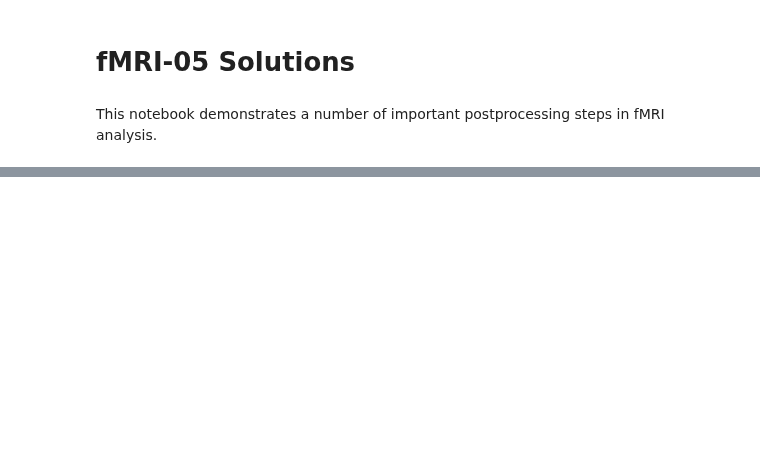
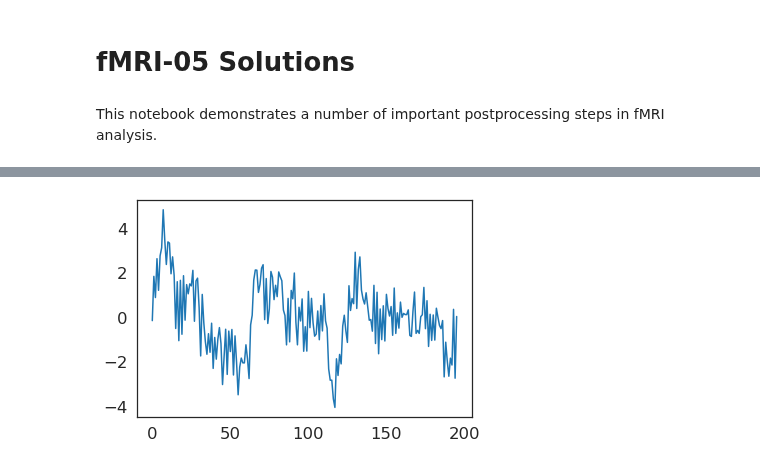
Before and after one commit to yunchang-z/neu502b-lab, a Jupyter notebook: fmri-05/fmri-05-solutions.ipynb, the cells around one changed output, grey strips where cells are left out. Drawn from its saved outputs; the diff is of its cells as text; code cells hidden in the pictures; blank space fills up the shorter version.

```diff
--- a/fmri-05/fmri-05-solutions.ipynb
+++ b/fmri-05/fmri-05-solutions.ipynb
@@ -150,0 +123,13 @@ sns.despine()
+# %%
+# Combine various confound regressors.
+confounds = np.column_stack((hm, acompcor))
+
+# Re-run confound regression with high-pass filter
+data_clean = clean(data_masked, confounds=confounds, detrend=True,
+                   high_pass=high_pass, standardize='psc', t_r=tr)
+
+# Plot an arbitrary voxel time series
+voxel = 100
+plt.plot(data_clean[:, voxel]);
+# %% [output]
+[figure, added]
```
Also changed, not shown: parts of 14 cells of this notebook.
